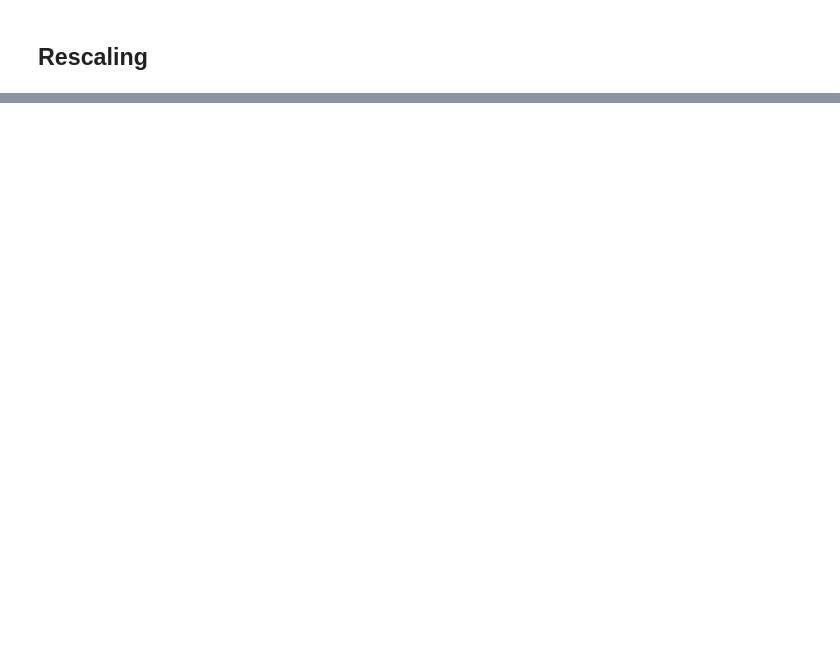
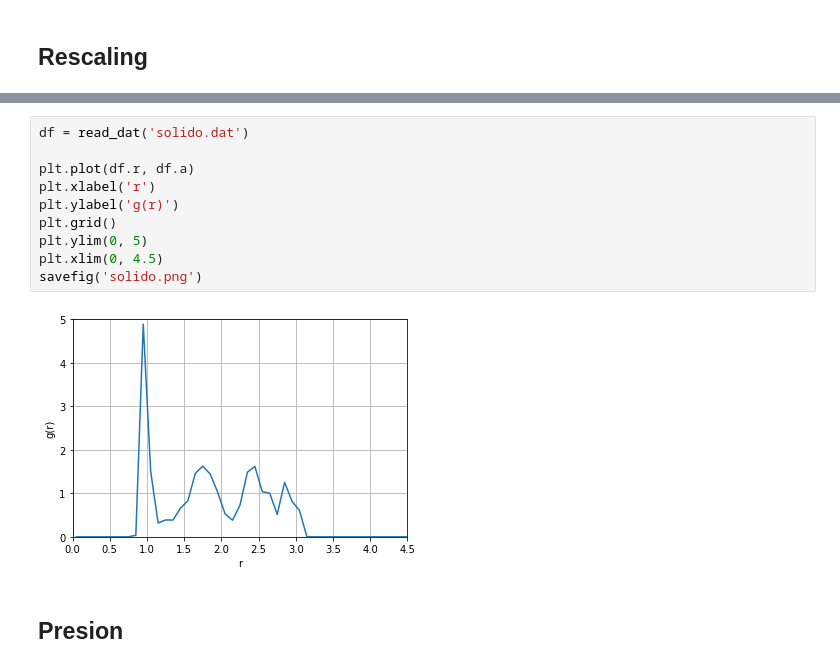
Before and after one commit to gonzalezzfelipe/MD_LJ, a Jupyter notebook: python/Untitled.ipynb, the cells around one changed output, grey strips where cells are left out. Saved outputs shown, nothing was run; the diff lists cells and outputs as text; blank space fills up the shorter version.

```diff
--- a/python/Untitled.ipynb
+++ b/python/Untitled.ipynb
@@ -130,0 +157,14 @@ low_density
+# %%
+df = read_dat('solido.dat')
+
+plt.plot(df.r, df.a)
+plt.xlabel('r')
+plt.ylabel('g(r)')
+plt.grid()
+plt.ylim(0, 5)
+plt.xlim(0, 4.5)
+savefig('solido.png')
+# %% [output]
+[figure, added]
+# %% [markdown]
+## Presion
```
Also changed, not shown: parts of 20 cells of this notebook, 15 other files.
